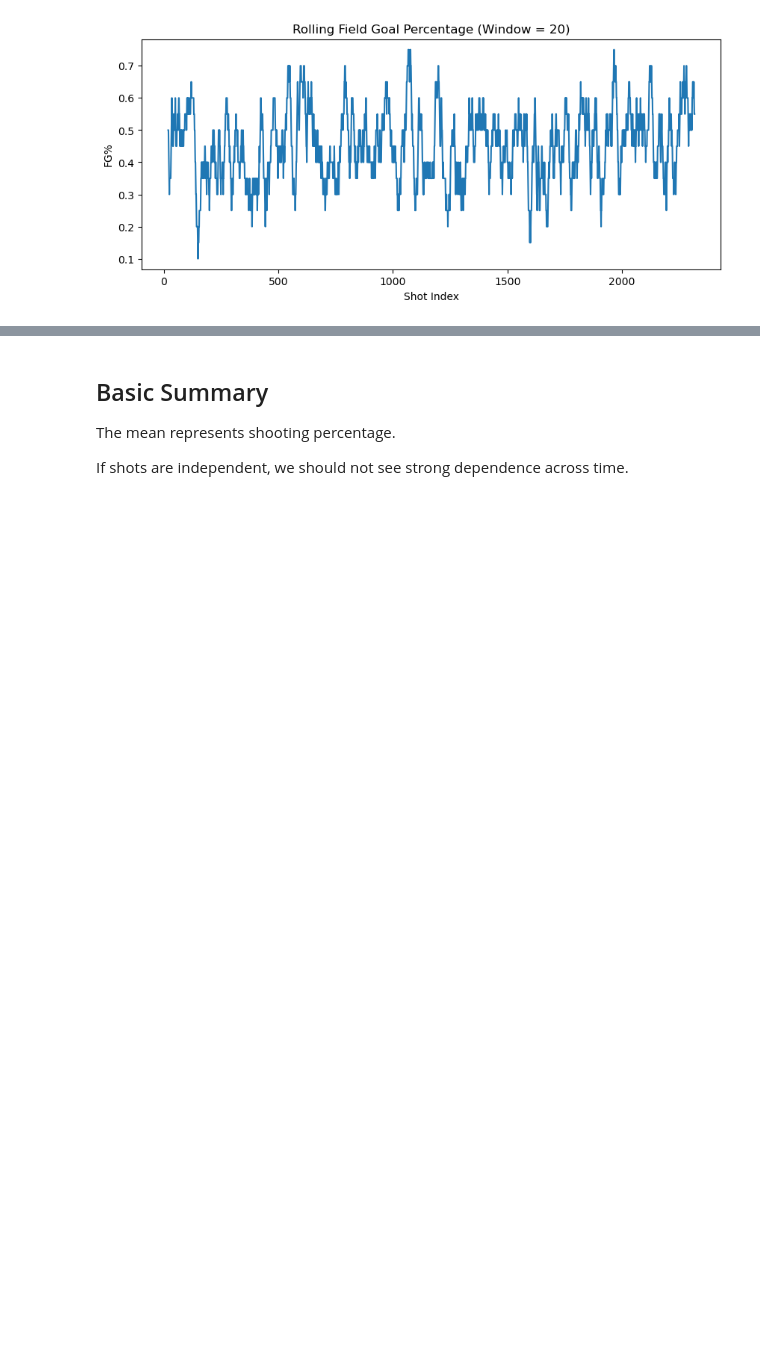
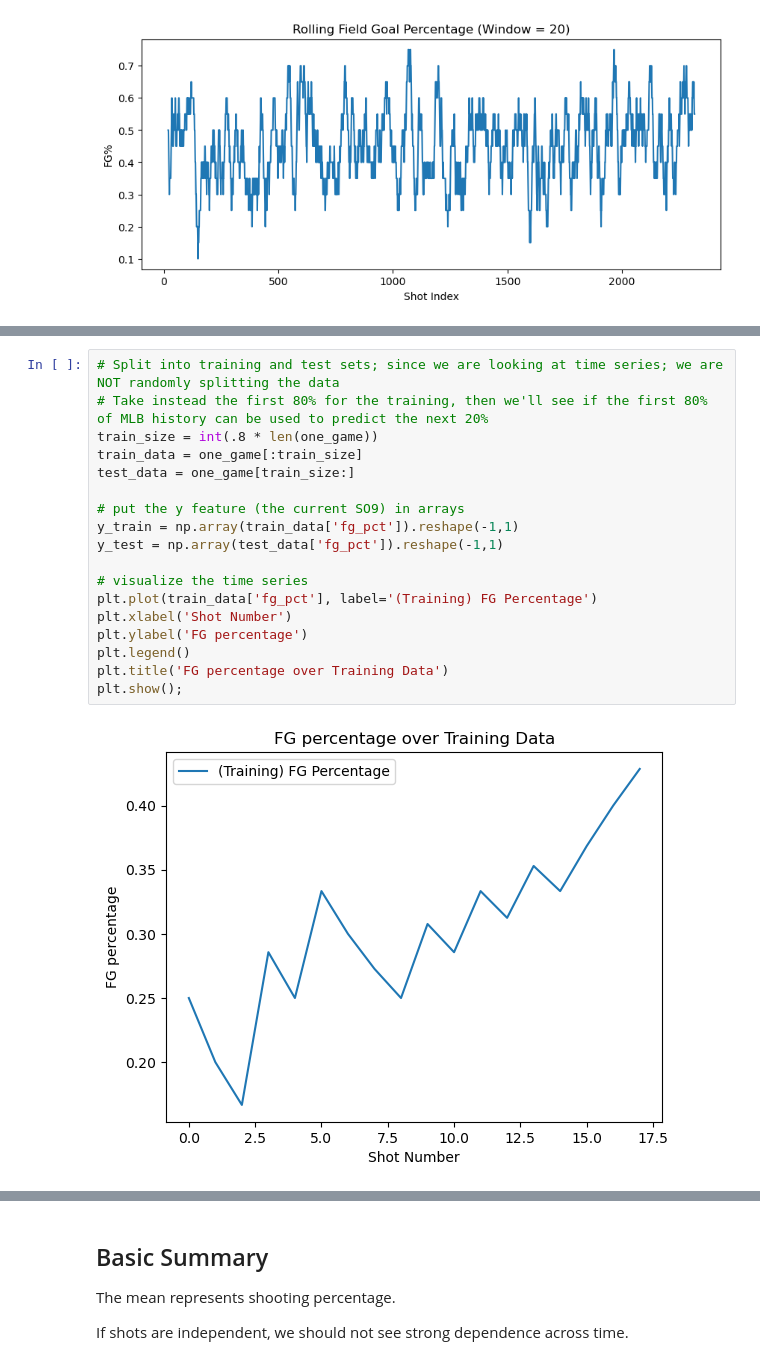
Before and after one commit to lilyhoffman/ds4420, a Jupyter notebook: hot_hands_time_series.ipynb, the cells around one changed output, grey strips where cells are left out. Cells and saved outputs as stored; diff of their text form; blank space fills up the shorter version.

```diff
--- a/hot_hands_time_series.ipynb
+++ b/hot_hands_time_series.ipynb
@@ -156,0 +275,20 @@ plt.show()
+# %%
+# Split into training and test sets; since we are looking at time series; we are NOT randomly splitting the data
+# Take instead the first 80% for the training, then we'll see if the first 80% of MLB history can be used to predict the next 20%
+train_size = int(.8 * len(one_game))
+train_data = one_game[:train_size]
+test_data = one_game[train_size:]
+
+# put the y feature (the current SO9) in arrays
+y_train = np.array(train_data['fg_pct']).reshape(-1,1)
+y_test = np.array(test_data['fg_pct']).reshape(-1,1)
+
+# visualize the time series
+plt.plot(train_data['fg_pct'], label='(Training) FG Percentage')
+plt.xlabel('Shot Number')
+plt.ylabel('FG percentage')
+plt.legend()
+plt.title('FG percentage over Training Data')
+plt.show();
+# %% [output]
+[figure, added]
```
Also changed, not shown: parts of 20 cells of this notebook.
